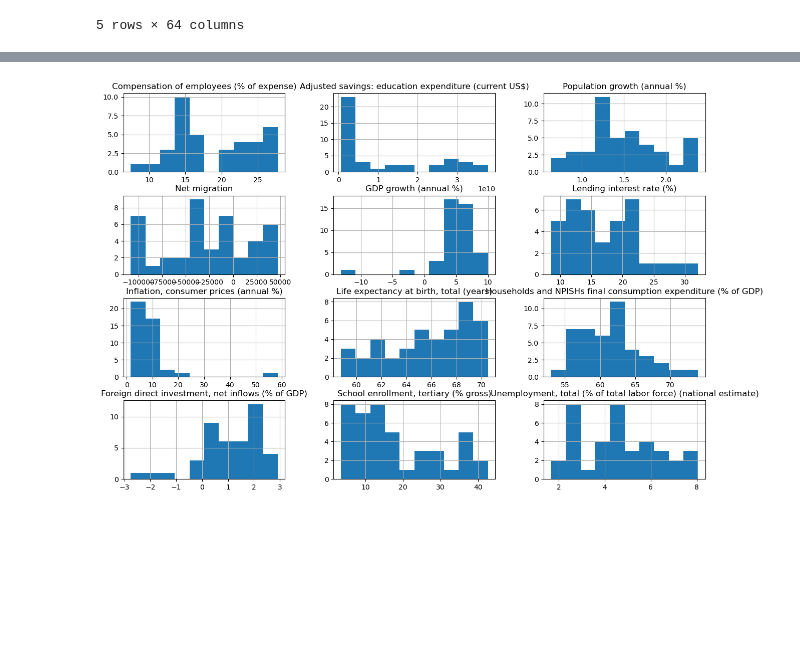
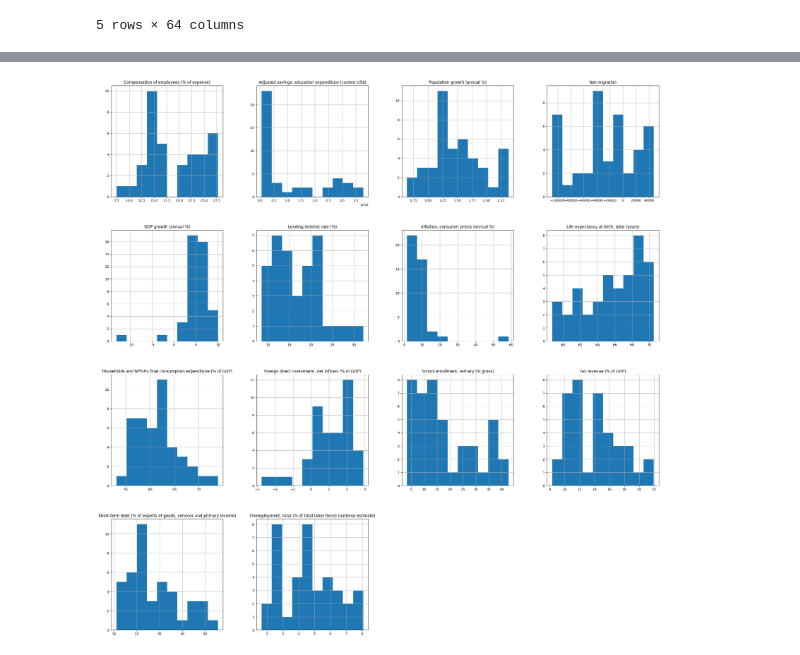
Before and after one commit to cmulya/DATA583-Project, a Jupyter notebook: Project Files/DATA_583_EDA.ipynb, the cells around one changed output, grey strips where cells are left out. Drawn from its saved outputs; the diff is of its cells as text; code cells hidden in the pictures; blank space fills up the shorter version.

```diff
--- a/Project Files/DATA_583_EDA.ipynb
+++ b/Project Files/DATA_583_EDA.ipynb
@@ -36,6 +36,8 @@ indicator_names_to_select = ['Compensation of employees (% of expense)',
                              'Households and NPISHs final consumption expenditure (% of GDP)',
                              'Foreign direct investment, net inflows (% of GDP)',
                              'School enrollment, tertiary (% gross)',
+                             'Tax revenue (% of GDP)',
+                             'Short-term debt (% of exports of goods, services and primary income)',
                              'Unemployment, total (% of total labor force) (national estimate)'
                             ]
 
@@ -57,6 +59,8 @@ transposed_df = transposed_df[['Compensation of employees (% of expense)',
                              'Households and NPISHs final consumption expenditure (% of GDP)',
                              'Foreign direct investment, net inflows (% of GDP)',
                              'School enrollment, tertiary (% gross)',
+                             'Tax revenue (% of GDP)',
+                             'Short-term debt (% of exports of goods, services and primary income)',
                              'Unemployment, total (% of total labor force) (national estimate)']]
 
 # Filter based on years
@@ -131,7 +135,7 @@ memory usage: 4.4+ KB
 # %%
 import matplotlib.pyplot as plt
 
-final_df.hist(figsize=(15, 10))
+final_df.hist(figsize=(30, 30))
 plt.show()
 # %% [output]
-[figure, old version]
+[figure, new version]
```
Also changed, not shown: parts of 3 cells of this notebook.
